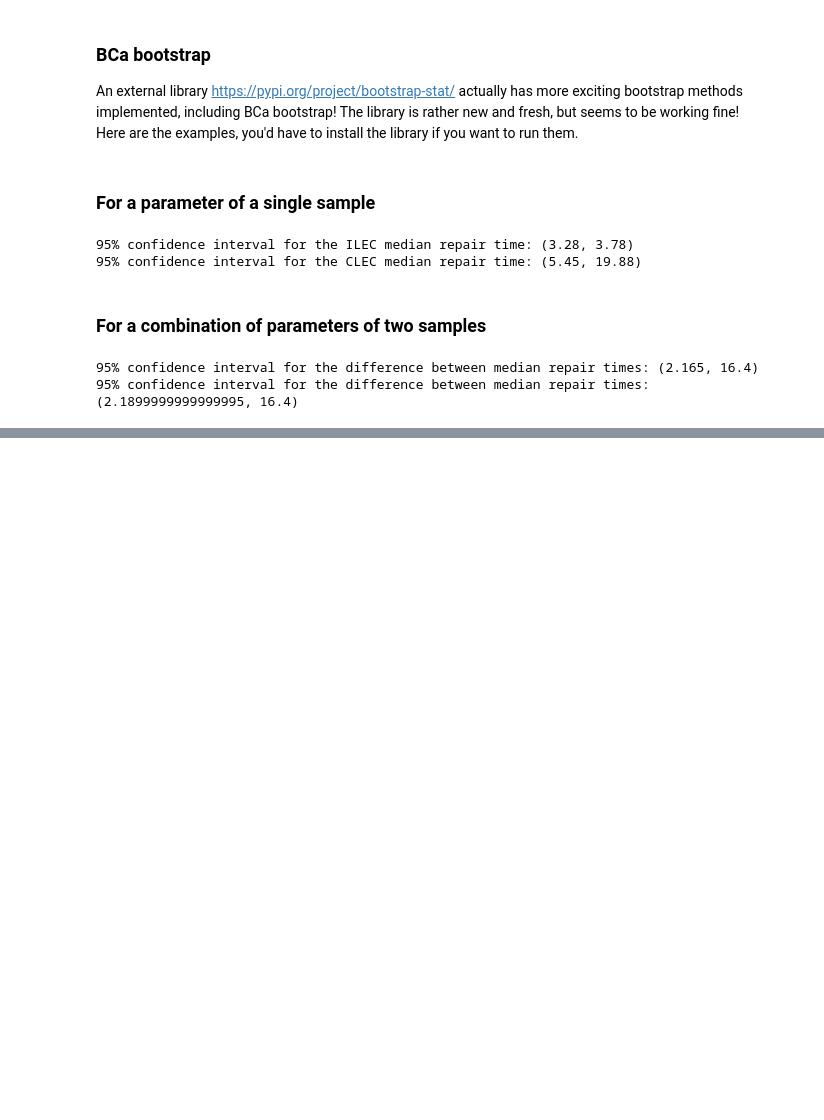
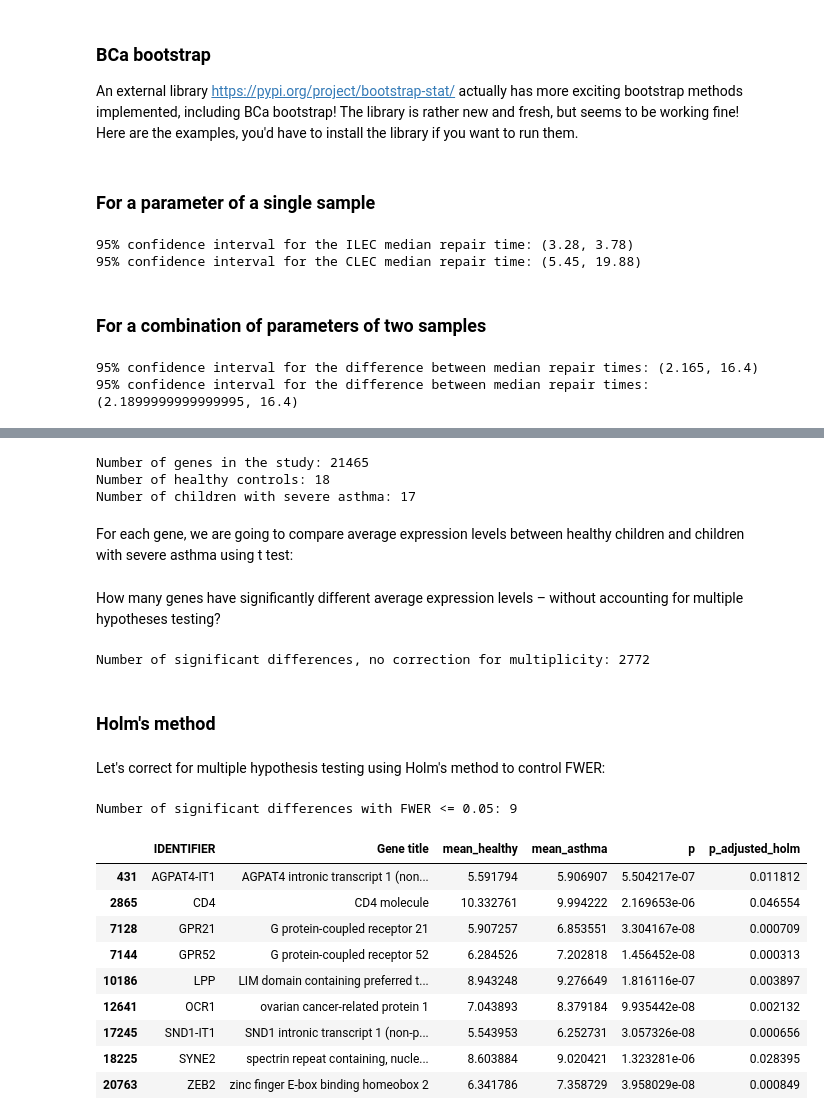
Before and after one commit to serzaraisk/Statistics, a Jupyter notebook: Statistics_cheat_notebook.ipynb, the cells around one changed output, grey strips where cells are left out. Saved outputs shown, nothing was run; the diff lists cells and outputs as text; code cells hidden in the pictures; blank space fills up the shorter version.

```diff
--- a/Statistics_cheat_notebook.ipynb
+++ b/Statistics_cheat_notebook.ipynb
@@ -210,0 +277,2 @@ print("95% confidence interval for the difference between median repair times:",
+# %%
+expression = pd.read_csv('https://raw.githubusercontent.com/serzaraisk/Statistics/main/Input_data/expression.csv')
@@ -210,0 +288,10 @@ print("95% confidence interval for the difference between median repair times:",
+# %%
+print("Number of genes in the study:", expression.shape[0])
+healthy = [col for col in expression if col.startswith('Healthy')]
+print("Number of healthy controls:", len(healthy))
+asthma = [col for col in expression if col.startswith('Severe')]
+print("Number of children with severe asthma:", len(asthma))
+# %% [output]
+Number of genes in the study: 21465
+Number of healthy controls: 18
+Number of children with severe asthma: 17
@@ -210,0 +301,2 @@ print("95% confidence interval for the difference between median repair times:",
+# %% [markdown]
+For each gene, we are going to compare average expression levels between healthy children and children with severe asthma using t test:
@@ -210,0 +309,28 @@ print("95% confidence interval for the difference between median repair times:",
+# %% [markdown]
+How many genes have significantly different average expression levels – without accounting for multiple hypotheses testing?
+# %%
+print('Number of significant differences, no correction for multiplicity:', sum(expression.p <= 0.05))
+# %% [output]
+Number of significant differences, no correction for multiplicity: 2772
+# %% [markdown]
+### Holm's method
+# %% [markdown]
+Let's correct for multiple hypothesis testing using Holm's method to control FWER:
+# %%
+#_, expression['p_adjusted_holm'], _, _ = multipletests(expression.p, alpha = 0.05, method = 'holm')
+expression['p_adjusted_holm'] = adjust_p_value_holms(expression.p)
+print('Number of significant differences with FWER <= 0.05:', sum(expression.p_adjusted_holm <= 0.05))
+expression[expression.p_adjusted_holm <= 0.05][['IDENTIFIER', 'Gene title', 'mean_healthy', 'mean_asthma',
+                                                'p', 'p_adjusted_holm']]
+# %% [output]
+Number of significant differences with FWER <= 0.05: 9
+|  | IDENTIFIER | Gene title | mean_healthy | mean_asthma | p | p_adjusted_holm |
+| 431 | AGPAT4-IT1 | AGPAT4 intronic transcript 1 (non... | 5.591794 | 5.906907 | 5.504217e-07 | 0.011812 |
+| 2865 | CD4 | CD4 molecule | 10.332761 | 9.994222 | 2.169653e-06 | 0.046554 |
+| 7128 | GPR21 | G protein-coupled receptor 21 | 5.907257 | 6.853551 | 3.304167e-08 | 0.000709 |
+| 7144 | GPR52 | G protein-coupled receptor 52 | 6.284526 | 7.202818 | 1.456452e-08 | 0.000313 |
+| 10186 | LPP | LIM domain containing preferred t... | 8.943248 | 9.276649 | 1.816116e-07 | 0.003897 |
+| 12641 | OCR1 | ovarian cancer-related protein 1 | 7.043893 | 8.379184 | 9.935442e-08 | 0.002132 |
+| 17245 | SND1-IT1 | SND1 intronic transcript 1 (non-p... | 5.543953 | 6.252731 | 3.057326e-08 | 0.000656 |
+| 18225 | SYNE2 | spectrin repeat containing, nucle... | 8.603884 | 9.020421 | 1.323281e-06 | 0.028395 |
+| 20763 | ZEB2 | zinc finger E-box binding homeobox 2 | 6.341786 | 7.358729 | 3.958029e-08 | 0.000849 |
```
Also changed, not shown: parts of 14 cells of this notebook.
